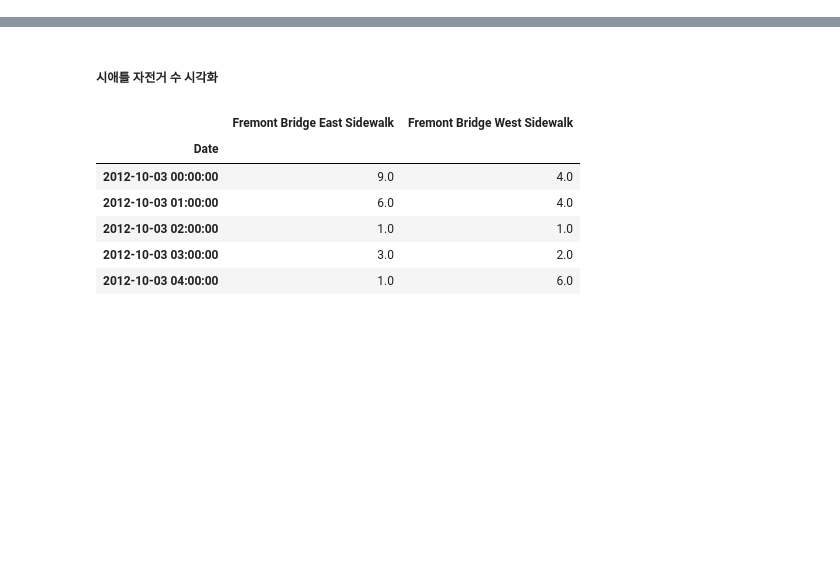
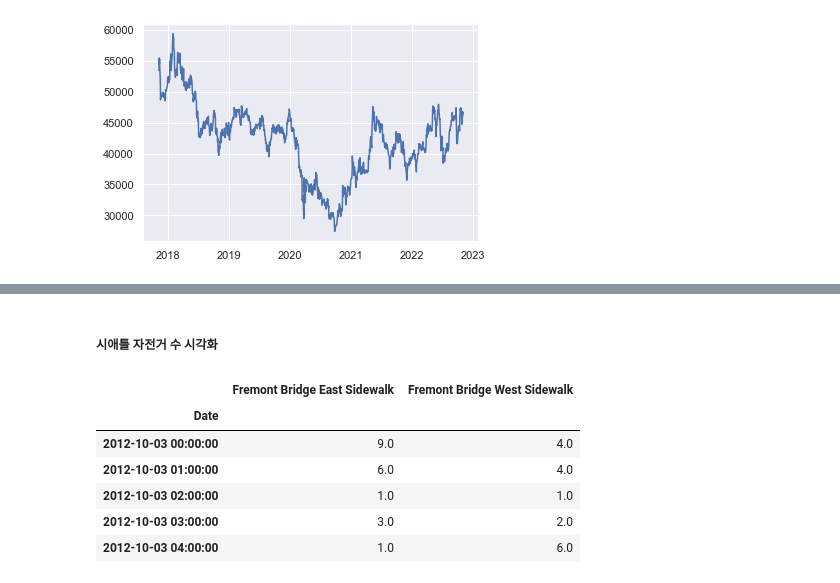
Before and after one commit to eeyeji/DeepLearning, a Jupyter notebook: 2일차/bicycle.ipynb, the cells around one changed output, grey strips where cells are left out. Drawn from its saved outputs; the diff is of its cells as text; code cells hidden in the pictures; blank space fills up the shorter version.

```diff
--- a/2일차/bicycle.ipynb
+++ b/2일차/bicycle.ipynb
@@ -0,0 +136,2 @@
+# %%
+gs = web.DataReader("078930.KS", "yahoo")
@@ -0,0 +156,5 @@
+# %%
+plt.plot(gs['Adj Close'])
+plt.show()
+# %% [output]
+[figure, added]
```
Also changed, not shown: parts of 26 cells of this notebook.
